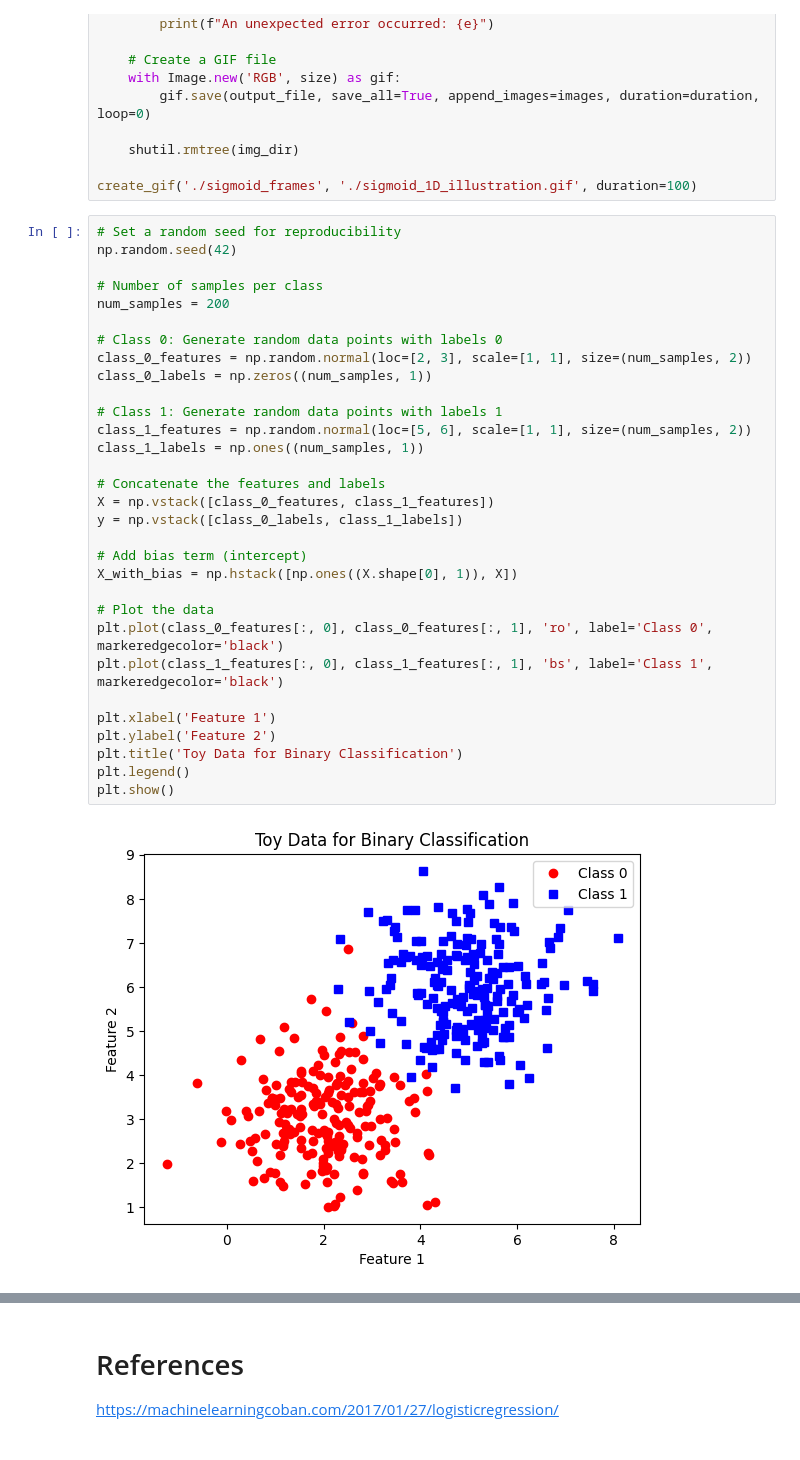
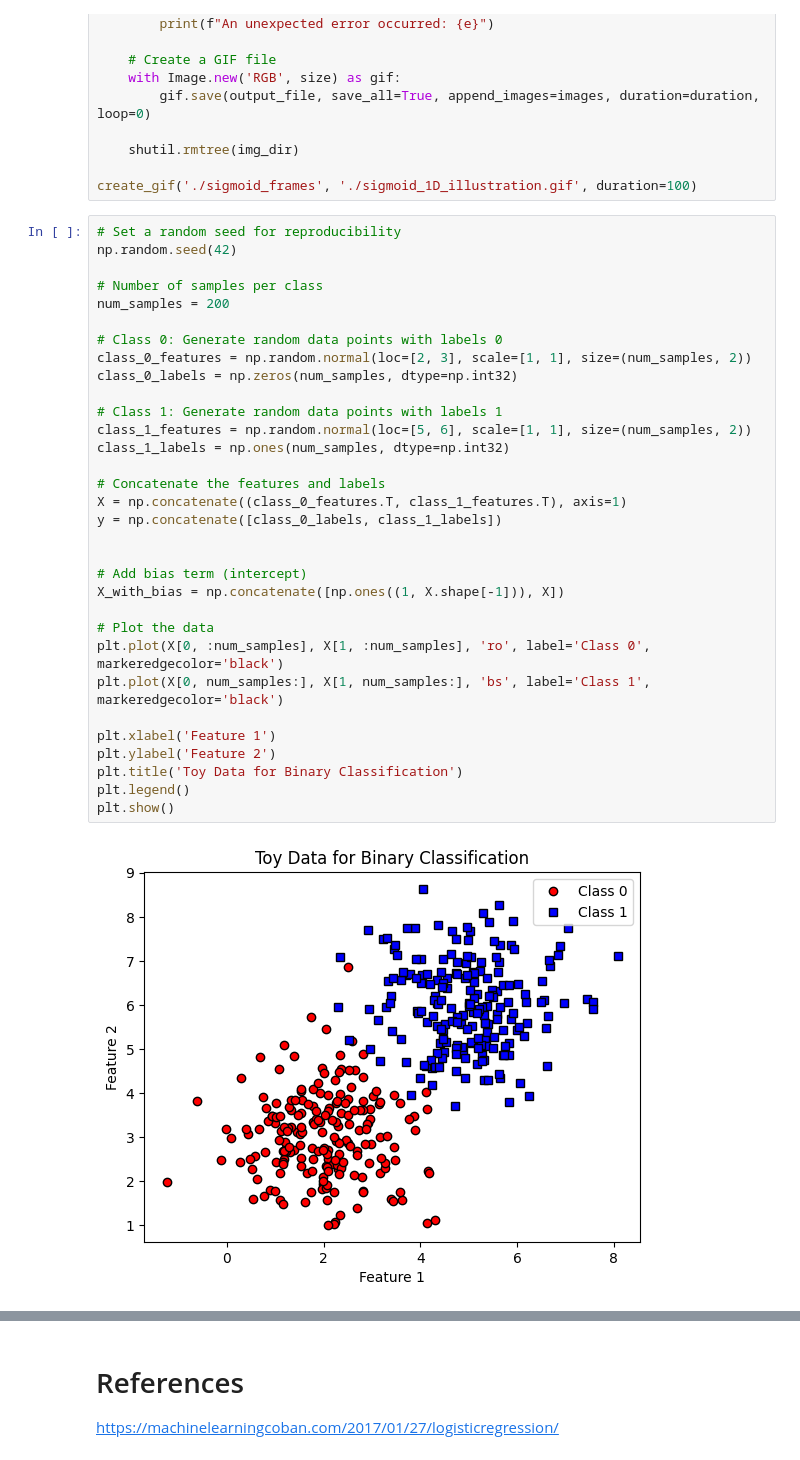
Before and after one commit to GiaKhangLuu/deep_learning_exercises, a Jupyter notebook: day_01/sigmoid_example.ipynb, the cells around one changed output, grey strips where cells are left out. Drawn from its saved outputs; the diff is of its cells as text.

```diff
--- a/day_01/sigmoid_example.ipynb
+++ b/day_01/sigmoid_example.ipynb
@@ -122,33 +127,34 @@ create_gif('./sigmoid_frames', './sigmoid_1D_illustration.gif', duration=100)
 # %%
 # Set a random seed for reproducibility
 np.random.seed(42)
 
 # Number of samples per class
 num_samples = 200
 
 # Class 0: Generate random data points with labels 0
 class_0_features = np.random.normal(loc=[2, 3], scale=[1, 1], size=(num_samples, 2))
-class_0_labels = np.zeros((num_samples, 1))
+class_0_labels = np.zeros(num_samples, dtype=np.int32)
 
 # Class 1: Generate random data points with labels 1
 class_1_features = np.random.normal(loc=[5, 6], scale=[1, 1], size=(num_samples, 2))
-class_1_labels = np.ones((num_samples, 1))
+class_1_labels = np.ones(num_samples, dtype=np.int32)
 
 # Concatenate the features and labels
-X = np.vstack([class_0_features, class_1_features])
-y = np.vstack([class_0_labels, class_1_labels])
+X = np.concatenate((class_0_features.T, class_1_features.T), axis=1)
+y = np.concatenate([class_0_labels, class_1_labels])
+
 
 # Add bias term (intercept)
-X_with_bias = np.hstack([np.ones((X.shape[0], 1)), X])
+X_with_bias = np.concatenate([np.ones((1, X.shape[-1])), X])
 
 # Plot the data
-plt.plot(class_0_features[:, 0], class_0_features[:, 1], 'ro', label='Class 0', markeredgecolor='black')
-plt.plot(class_1_features[:, 0], class_1_features[:, 1], 'bs', label='Class 1', markeredgecolor='black')
+plt.plot(X[0, :num_samples], X[1, :num_samples], 'ro', label='Class 0', markeredgecolor='black')
+plt.plot(X[0, num_samples:], X[1, num_samples:], 'bs', label='Class 1', markeredgecolor='black')
 
 plt.xlabel('Feature 1')
 plt.ylabel('Feature 2')
 plt.title('Toy Data for Binary Classification')
 plt.legend()
 plt.show()
 # %% [output]
-[figure, old version]
+[figure, new version]
```
Also changed, not shown: parts of 25 cells of this notebook.
